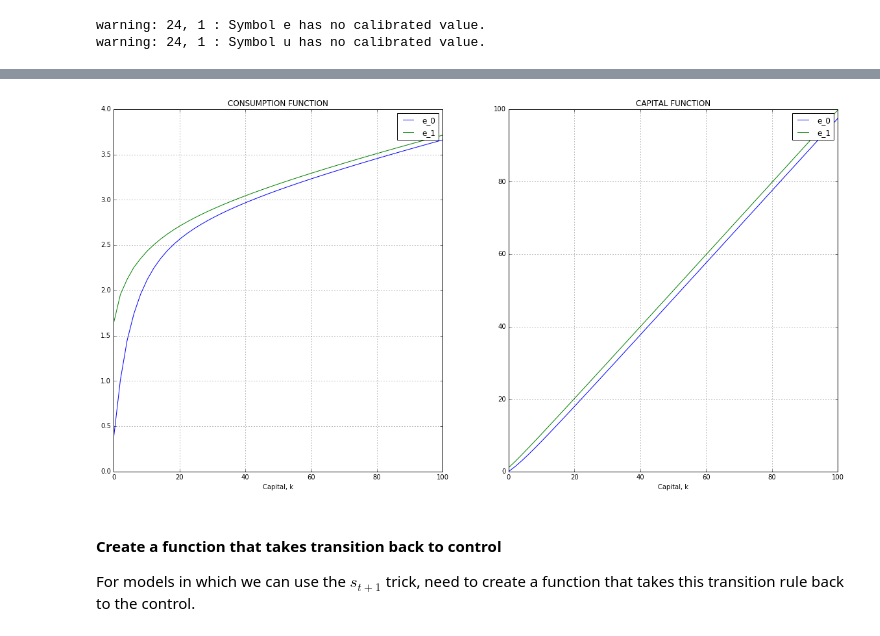
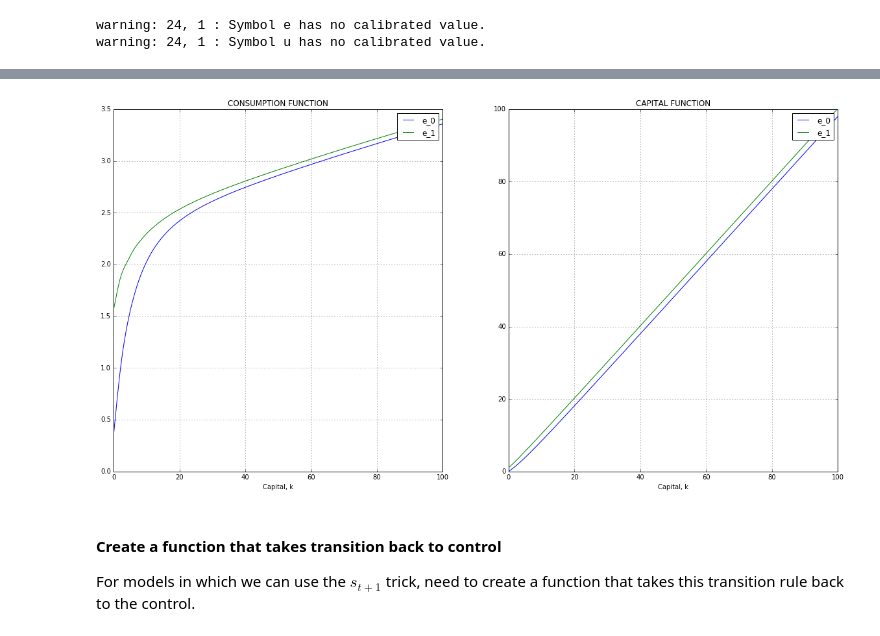
Before and after one commit to jagman88/dolo, a Jupyter notebook: examples/models/statdist_example.ipynb, the cells around one changed output, grey strips where cells are left out. Cells and saved outputs as stored; diff of their text form; code cells hidden in the pictures.

```diff
--- a/examples/models/statdist_example.ipynb
+++ b/examples/models/statdist_example.ipynb
@@ -18,6 +19,9 @@ from dolo.algos.dtmscc.distributions import stat_dist
 # %%
 filename = 'incomplete_markets_dtmscc.yaml'
 model = yaml_import(filename)
+
+Ne = 2
+Nkf = 1000
 # %% [output]
 warning: 24, 1 : Symbol e has no calibrated value.
 warning: 24, 1 : Symbol u has no calibrated value.
@@ -23,0 +30,2 @@ warning: 24, 1 : Symbol u has no calibrated value.
+# %%
+K = solve_eqm(model, Kinit=38, tolKeq=1e-5, verbose=True)
@@ -24,4 +52,9 @@ warning: 24, 1 : Symbol u has no calibrated value.
 # %%
-# Use time iteration to create decision rule and
+# Set model calibration to the equilibrium aggregate capital stock.
+model.set_calibration(kagg=K)
+
+
 drc = time_iteration(model, with_complementarities=True, verbose=False, output_type='controls')
 mdr = time_iteration(model, with_complementarities=True, verbose=False, output_type='dr')
+
+L, QT, kgridf = stat_dist(model, mdr, Nkf=Nkf, verbose=True)
@@ -45,27 +96,43 @@ plt.grid()
+# %%
+# Get kprime and consumption from the markov decision rule
+from dolo.algos.dtmscc.distributions import mdr_to_sprime
+
+kgridf, kprimef = mdr_to_sprime(model, mdr, Nkf, Ne)
+mdrc = np.zeros([Nkf, Ne])
+for i_m in range(Ne):
+    mdrc[:, i_m] = mdr(i_m, kgridf.reshape(-1,1)).flatten()
 # %%
 # Plot controls
 
 %matplotlib inline
 kgrid = mdr.grid
 
 plt.figure(figsize=(20, 10))
 plt.subplot(121)
-plt.plot(kgrid, drc[0,:],label='e_0')
-plt.plot(kgrid, drc[1,:],label='e_1')
+plt.plot(kgridf, mdrc[:,0],label='e_0')
+plt.plot(kgridf, mdrc[:,1],label='e_1')
 plt.xlabel('Capital, k')
 plt.title('CONSUMPTION FUNCTION')
 plt.legend()
 plt.grid()
 
 plt.subplot(122)
-plt.plot(kgrid, kprime0,label='e_0')
-plt.plot(kgrid, kprime1,label='e_1')
+plt.plot(kgridf, kprimef[:Nkf],label='e_0')
+plt.plot(kgridf, kprimef[Nkf:],label='e_1')
 plt.xlabel('Capital, k')
 plt.title('CAPITAL FUNCTION')
 plt.legend()
 plt.grid()
+
+# plt.subplot(121)
+# plt.plot(kgridf, drc[0,:],label='e_0')
+# plt.plot(kgridf, drc[1,:],label='e_1')
+# plt.xlabel('Capital, k')
+# plt.title('CONSUMPTION FUNCTION')
+# plt.legend()
+# plt.grid()
 # %% [output]
-[figure, old version]
+[figure, new version]
 # %% [markdown]
 #### Create a function that takes transition back to control
 
```
Also changed, not shown: parts of 8 cells of this notebook, 1 other file.
